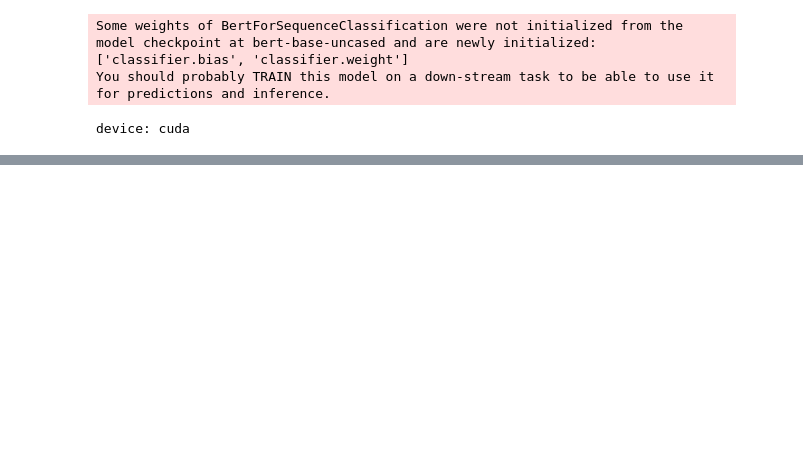
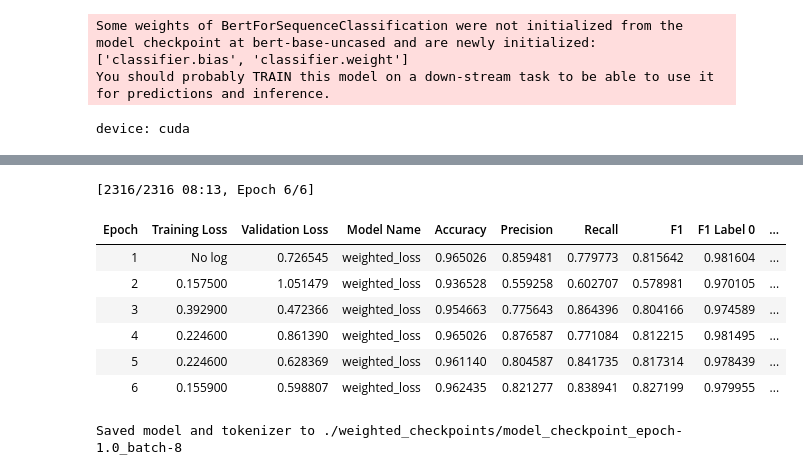
Before and after one commit to Houdanait/PoliticalTextandAttitudes, a Jupyter notebook: data/fine_tune_bert_alt.ipynb, the cells around one changed output, grey strips where cells are left out. Saved outputs shown, nothing was run; the diff lists cells and outputs as text; code cells hidden in the pictures; blank space fills up the shorter version.

```diff
--- a/data/fine_tune_bert_alt.ipynb
+++ b/data/fine_tune_bert_alt.ipynb
@@ -213,0 +279,14 @@ Evaluation results: {'eval_loss': 0.6927139163017273, 'eval_accuracy': 0.9055793
+# %%
+import torch
+from sklearn.utils.class_weight import compute_class_weight
+
+# Example class counts: You might need to calculate or provide actual counts
+class_counts = train_df['label'].value_counts().sort_index()
+print("Class counts:", class_counts)
+
+# Compute class weights
+class_weights = compute_class_weight('balanced', classes=np.unique(train_df['label']), y=train_df['label'])
+class_weights_tensor = torch.tensor(class_weights, dtype=torch.float)
+class_weights_tensor = class_weights_tensor.to(device)
+# Print class weights to verify
+print("Class Weights:", class_weights_tensor)
@@ -213,0 +327,66 @@ Evaluation results: {'eval_loss': 0.6927139163017273, 'eval_accuracy': 0.9055793
+# %%
+# Initialize the model and ensure it and its weights are on the correct device
+model_with_loss = CustomModel(original_model.to(device), class_weights_tensor.to(device))
+
+from transformers import Trainer, TrainingArguments
+
+# Define training arguments
+training_args = TrainingArguments(
+    output_dir='./results',
+    num_train_epochs=6,
+    per_device_train_batch_size=8,
+    per_device_eval_batch_size=8,
+    warmup_steps=500,
+    weight_decay=0.01,
+    logging_dir='./logs',
+    evaluation_strategy="epoch",
+)
+
+# Initialize Trainer with the custom model
+trainer = Trainer(
+    model=model_with_loss,  # Ensure this is your custom model accepting weights
+    args=training_args,
+    train_dataset=train_tokenized,  # Ensure datasets are correctly tokenized
+    eval_dataset=eval_tokenized,
+    compute_metrics=compute_metrics,  # Custom metrics function if needed
+    callbacks=[CustomSaveCallback('./weighted_checkpoints', training_args.per_device_train_batch_size, tokenizer)]
+)
+
+# Train the model
+trainer.train()
+
+# Evaluate the model
+eval_results = trainer.evaluate()
+print("Evaluation results:", eval_results)
+
+import datetime
+# Get current datetime to use as a unique identifier
+current_time = datetime.datetime.now().strftime("%Y-%m-%d_%H-%M-%S")
+
+# Define model parameters to include in the filename
+num_epochs = training_args.num_train_epochs
+batch_size = training_args.per_device_train_batch_size
+
+# Define the directory using the timestamp and model parameters
+model_dir = f'./models/weighted_model_epochs-{num_epochs}_batch-{batch_size}_{current_time}'
+tokenizer_dir = f'./models/weighted_tokenizer_epochs-{num_epochs}_batch-{batch_size}_{current_time}'
+
+# Save the model and tokenizer with detailed names
+model.save_pretrained(model_dir)
+tokenizer.save_pretrained(tokenizer_dir)
+
+print(f"Model saved in directory: {model_dir}")
+print(f"Tokenizer saved in directory: {tokenizer_dir}")
+
+# Print evaluation results
+print("Evaluation results:", eval_results)
+# %% [output]
+[2316/2316 08:13, Epoch 6/6]
+| Epoch | Training Loss | Validation Loss | Model Name | Accuracy | Precision | Recall | F1 | F1 Label 0 | ... |
+| 1 | No log | 0.726545 | weighted_loss | 0.965026 | 0.859481 | 0.779773 | 0.815642 | 0.981604 | ... |
+| 2 | 0.157500 | 1.051479 | weighted_loss | 0.936528 | 0.559258 | 0.602707 | 0.578981 | 0.970105 | ... |
+| 3 | 0.392900 | 0.472366 | weighted_loss | 0.954663 | 0.775643 | 0.864396 | 0.804166 | 0.974589 | ... |
+| 4 | 0.224600 | 0.861390 | weighted_loss | 0.965026 | 0.876587 | 0.771084 | 0.812215 | 0.981495 | ... |
+| 5 | 0.224600 | 0.628369 | weighted_loss | 0.961140 | 0.804587 | 0.841735 | 0.817314 | 0.978439 | ... |
+| 6 | 0.155900 | 0.598807 | weighted_loss | 0.962435 | 0.821277 | 0.838941 | 0.827199 | 0.979955 | ... |
+Saved model and tokenizer to ./weighted_checkpoints/model_checkpoint_epoch-1.0_batch-8
```
Also changed, not shown: parts of 21 cells of this notebook, 6 other files.
